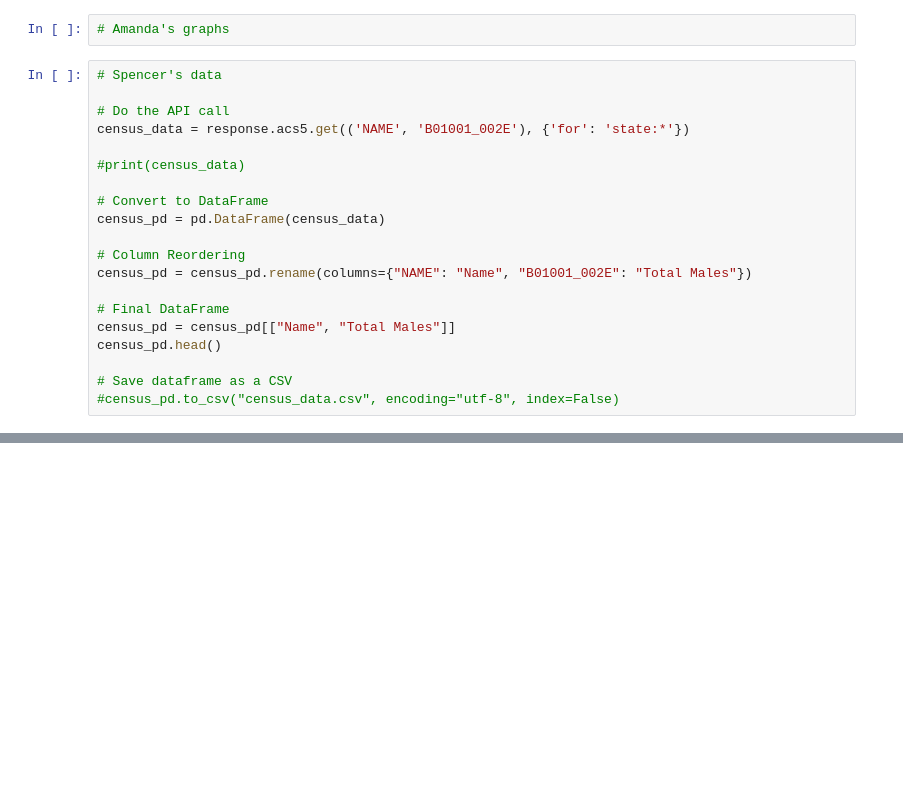
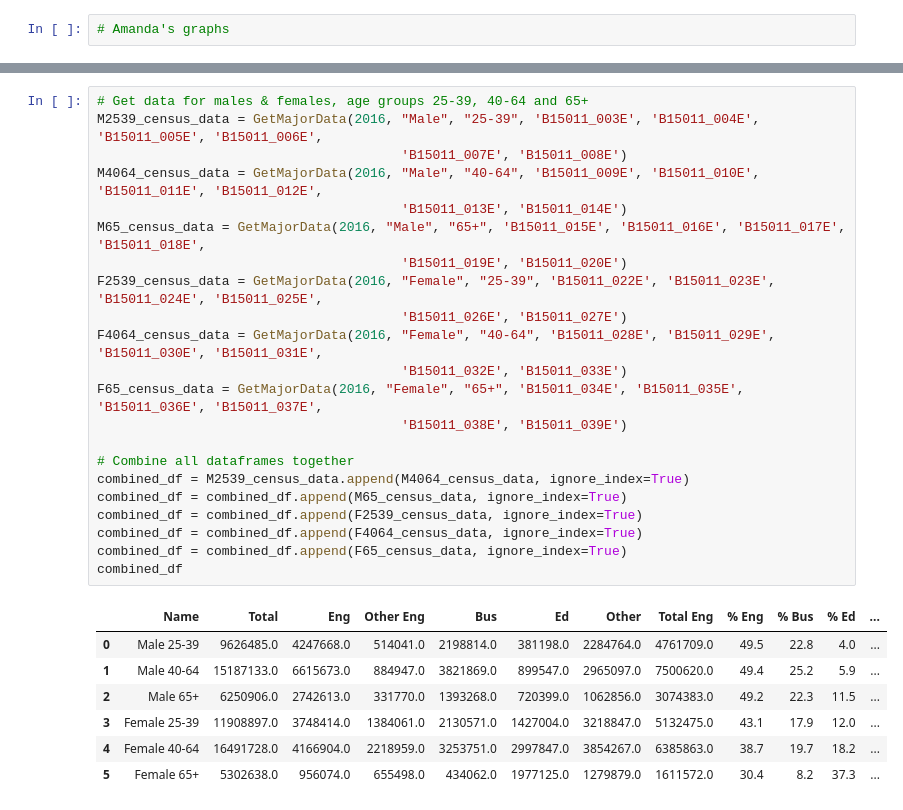
Before and after one commit to spencerrand/Census-Data-Analysis, a Jupyter notebook: Census.ipynb, the cells around one changed output, grey strips where cells are left out. Drawn from its saved outputs; the diff is of its cells as text; blank space fills up the shorter version.

```diff
--- a/Census.ipynb
+++ b/Census.ipynb
@@ -30,23 +24,3 @@ sns.set()
 # Amanda's data
 # %%
 # Amanda's graphs
-# %%
-# Spencer's data
-
-# Do the API call
-census_data = response.acs5.get(('NAME', 'B01001_002E'), {'for': 'state:*'})
-
-#print(census_data)
-
-# Convert to DataFrame
-census_pd = pd.DataFrame(census_data)
-
-# Column Reordering
-census_pd = census_pd.rename(columns={"NAME": "Name", "B01001_002E": "Total Males"})
-
-# Final DataFrame
-census_pd = census_pd[["Name", "Total Males"]]
-census_pd.head()
-
-# Save dataframe as a CSV
-#census_pd.to_csv("census_data.csv", encoding="utf-8", index=False)
@@ -65,0 +60,30 @@ plt.show()
+# %%
+# Get data for males & females, age groups 25-39, 40-64 and 65+
+M2539_census_data = GetMajorData(2016, "Male", "25-39", 'B15011_003E', 'B15011_004E', 'B15011_005E', 'B15011_006E',
+                                       'B15011_007E', 'B15011_008E')
+M4064_census_data = GetMajorData(2016, "Male", "40-64", 'B15011_009E', 'B15011_010E', 'B15011_011E', 'B15011_012E',
+                                       'B15011_013E', 'B15011_014E')
+M65_census_data = GetMajorData(2016, "Male", "65+", 'B15011_015E', 'B15011_016E', 'B15011_017E', 'B15011_018E',
+                                       'B15011_019E', 'B15011_020E')
+F2539_census_data = GetMajorData(2016, "Female", "25-39", 'B15011_022E', 'B15011_023E', 'B15011_024E', 'B15011_025E',
+                                       'B15011_026E', 'B15011_027E')
+F4064_census_data = GetMajorData(2016, "Female", "40-64", 'B15011_028E', 'B15011_029E', 'B15011_030E', 'B15011_031E',
+                                       'B15011_032E', 'B15011_033E')
+F65_census_data = GetMajorData(2016, "Female", "65+", 'B15011_034E', 'B15011_035E', 'B15011_036E', 'B15011_037E',
+                                       'B15011_038E', 'B15011_039E')
+
+# Combine all dataframes together
+combined_df = M2539_census_data.append(M4064_census_data, ignore_index=True)
+combined_df = combined_df.append(M65_census_data, ignore_index=True)
+combined_df = combined_df.append(F2539_census_data, ignore_index=True)
+combined_df = combined_df.append(F4064_census_data, ignore_index=True)
+combined_df = combined_df.append(F65_census_data, ignore_index=True)
+combined_df
+# %% [output]
+|  | Name | Total | Eng | Other Eng | Bus | Ed | Other | Total Eng | % Eng | % Bus | % Ed | ... |
+| 0 | Male 25-39 | 9626485.0 | 4247668.0 | 514041.0 | 2198814.0 | 381198.0 | 2284764.0 | 4761709.0 | 49.5 | 22.8 | 4.0 | ... |
+| 1 | Male 40-64 | 15187133.0 | 6615673.0 | 884947.0 | 3821869.0 | 899547.0 | 2965097.0 | 7500620.0 | 49.4 | 25.2 | 5.9 | ... |
+| 2 | Male 65+ | 6250906.0 | 2742613.0 | 331770.0 | 1393268.0 | 720399.0 | 1062856.0 | 3074383.0 | 49.2 | 22.3 | 11.5 | ... |
+| 3 | Female 25-39 | 11908897.0 | 3748414.0 | 1384061.0 | 2130571.0 | 1427004.0 | 3218847.0 | 5132475.0 | 43.1 | 17.9 | 12.0 | ... |
+| 4 | Female 40-64 | 16491728.0 | 4166904.0 | 2218959.0 | 3253751.0 | 2997847.0 | 3854267.0 | 6385863.0 | 38.7 | 19.7 | 18.2 | ... |
+| 5 | Female 65+ | 5302638.0 | 956074.0 | 655498.0 | 434062.0 | 1977125.0 | 1279879.0 | 1611572.0 | 30.4 | 8.2 | 37.3 | ... |
```
Also changed, not shown: parts of 14 cells of this notebook.
